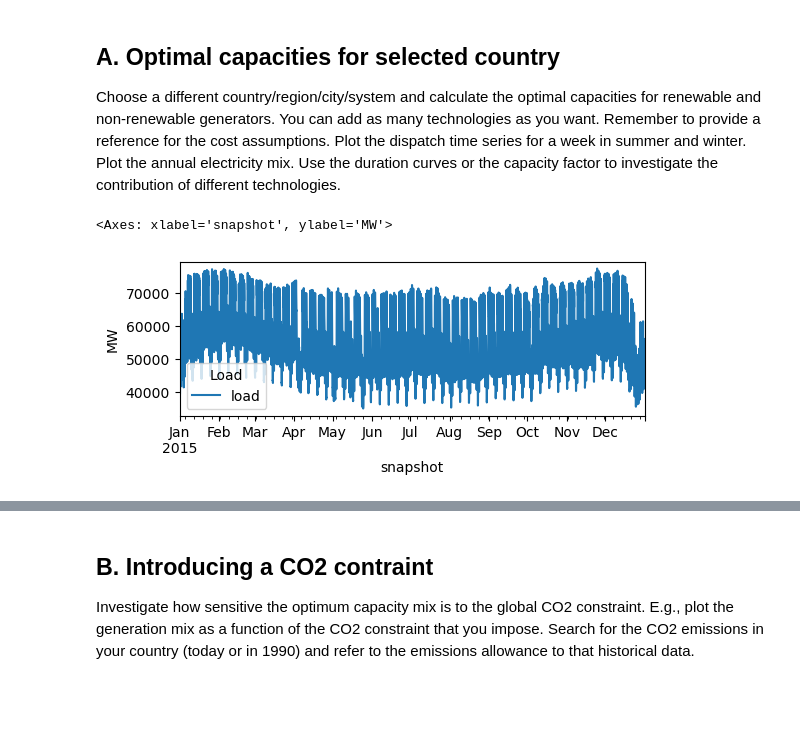
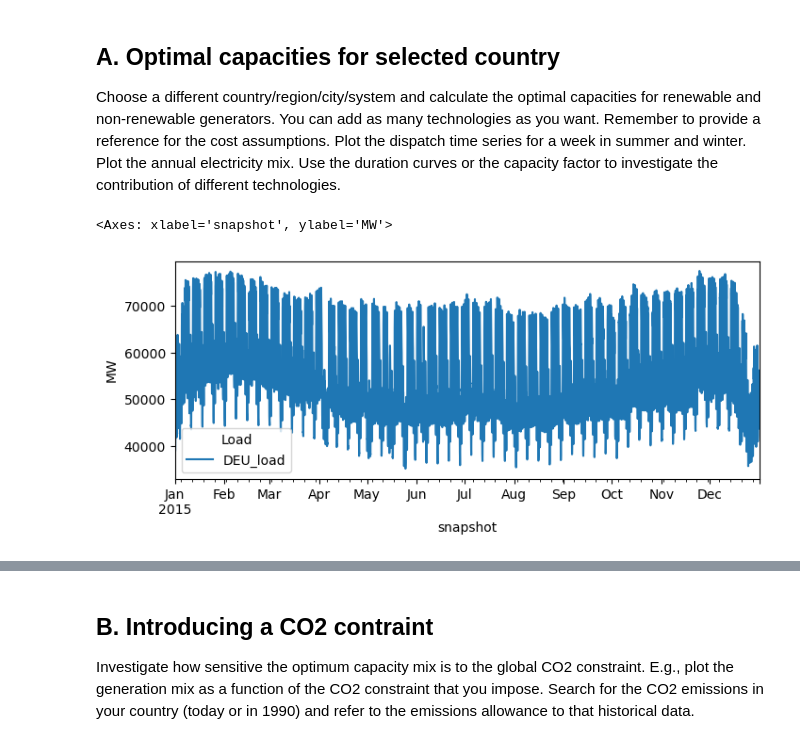
Before and after one commit to jowie1508/46770_IEG, a Jupyter notebook: IEG_course_project.ipynb, the cells around one changed output, grey strips where cells are left out. Cells and saved outputs as stored; diff of their text form; code cells hidden in the pictures; blank space fills up the shorter version.

```diff
--- a/IEG_course_project.ipynb
+++ b/IEG_course_project.ipynb
@@ -22,31 +22,35 @@ Choose a different country/region/city/system and calculate the optimal capaciti
 # %%
 # 1. Create the network
 network = pypsa.Network()
 
 # 2. Set the modeling year
 year = 2015
 network.set_snapshots(pd.date_range(f"{year}-01-01", f"{year}-12-31 23:00", freq="H"))
 
-network.add("Bus",
-      "electricity")
-
 # 3. Select country
 country = "DEU"  # Germany
+
+
+network.add("Bus",
+      f"{country}_elec")
+
 
 
 # 5. Load demand time series
 df_elec = pd.read_csv('data/electricity_demand.csv', sep=';', index_col=0) # in MWh
 df_elec.index = pd.to_datetime(df_elec.index) #change index to datatime
-country='DEU'
+
 
 # 6. Add demand as a load to the bus
+
+
 network.add("Load",
-            name="load",
-            bus="electricity",
+            name=f"{country}_load",
+            bus=f"{country}_elec",
             p_set=df_elec[country].values)
 
-network.loads_t.p_set.plot(figsize=(6, 2), ylabel="MW")
+network.loads_t.p_set.plot(figsize=(8, 3), ylabel="MW")
 # %% [output]
 <Axes: xlabel='snapshot', ylabel='MW'>
-[figure, old version]
+[figure, new version]
 # %%
```
Also changed, not shown: parts of 23 cells of this notebook, 2 other files.
